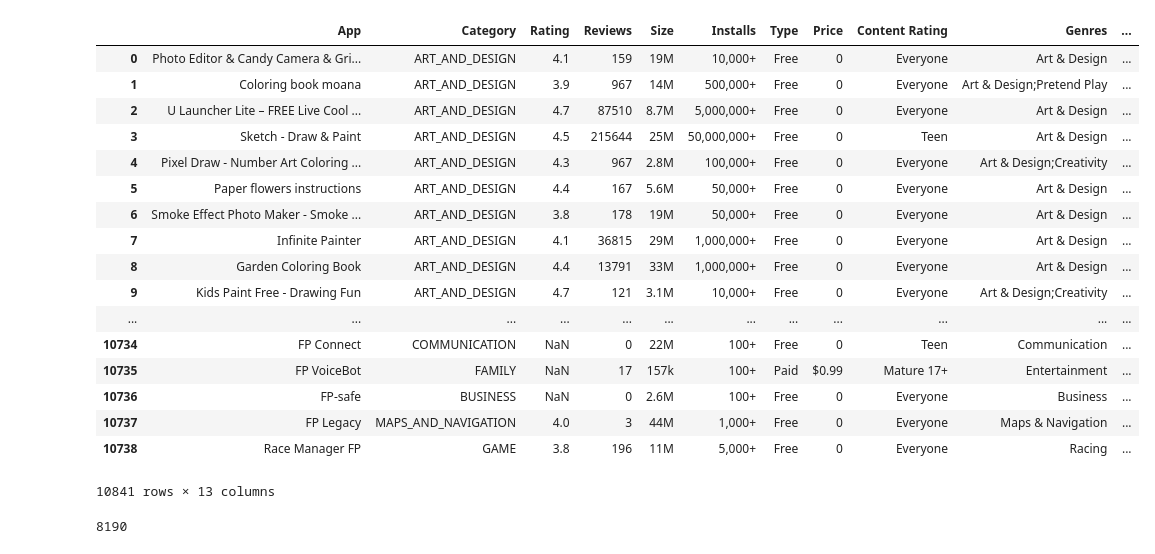
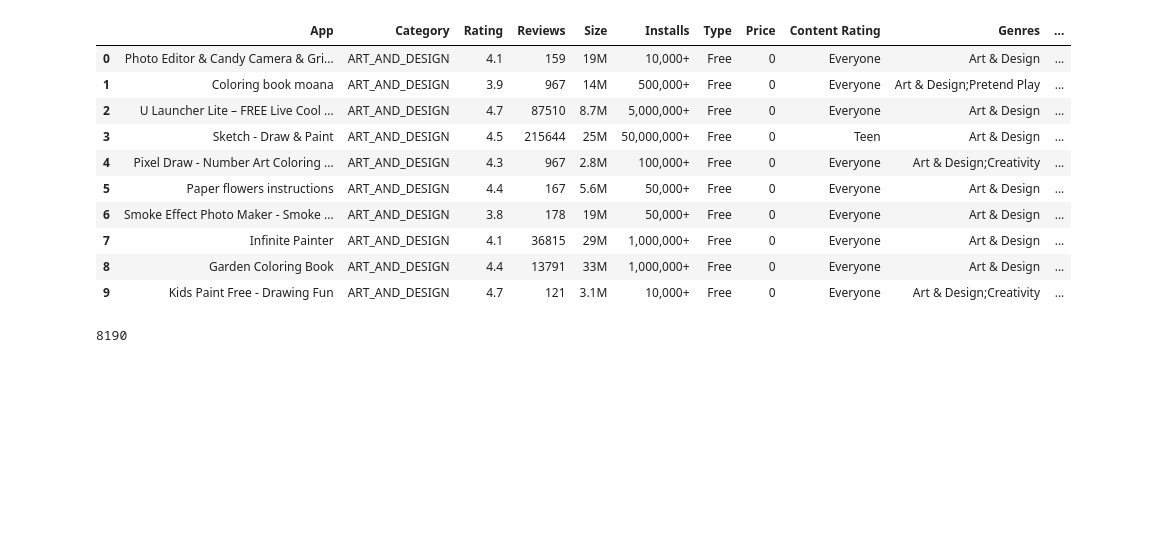
Before and after one commit to danieleciciani96/FCS, a Jupyter notebook: FCS.ipynb, the cells around one changed output. Saved outputs shown, nothing was run; the diff lists cells and outputs as text; code cells hidden in the pictures; blank space fills up the shorter version.

```diff
--- a/FCS.ipynb
+++ b/FCS.ipynb
@@ -4,28 +4,21 @@ import numpy as np
 import re
 # %%
 df_ps = pd.read_csv('./data/googleplaystore.csv')
-pd.set_option('display.max_row', 500)
+pd.set_option('display.max_row', 20)
 
-df_ps
+df_ps.head(10)
 # %% [output]
 |  | App | Category | Rating | Reviews | Size | Installs | Type | Price | Content Rating | Genres | ... |
 | 0 | Photo Editor & Candy Camera & Gri... | ART_AND_DESIGN | 4.1 | 159 | 19M | 10,000+ | Free | 0 | Everyone | Art & Design | ... |
 | 1 | Coloring book moana | ART_AND_DESIGN | 3.9 | 967 | 14M | 500,000+ | Free | 0 | Everyone | Art & Design;Pretend Play | ... |
 | 2 | U Launcher Lite – FREE Live Cool ... | ART_AND_DESIGN | 4.7 | 87510 | 8.7M | 5,000,000+ | Free | 0 | Everyone | Art & Design | ... |
 | 3 | Sketch - Draw & Paint | ART_AND_DESIGN | 4.5 | 215644 | 25M | 50,000,000+ | Free | 0 | Teen | Art & Design | ... |
 | 4 | Pixel Draw - Number Art Coloring ... | ART_AND_DESIGN | 4.3 | 967 | 2.8M | 100,000+ | Free | 0 | Everyone | Art & Design;Creativity | ... |
 | 5 | Paper flowers instructions | ART_AND_DESIGN | 4.4 | 167 | 5.6M | 50,000+ | Free | 0 | Everyone | Art & Design | ... |
 | 6 | Smoke Effect Photo Maker - Smoke ... | ART_AND_DESIGN | 3.8 | 178 | 19M | 50,000+ | Free | 0 | Everyone | Art & Design | ... |
 | 7 | Infinite Painter | ART_AND_DESIGN | 4.1 | 36815 | 29M | 1,000,000+ | Free | 0 | Everyone | Art & Design | ... |
 | 8 | Garden Coloring Book | ART_AND_DESIGN | 4.4 | 13791 | 33M | 1,000,000+ | Free | 0 | Everyone | Art & Design | ... |
 | 9 | Kids Paint Free - Drawing Fun | ART_AND_DESIGN | 4.7 | 121 | 3.1M | 10,000+ | Free | 0 | Everyone | Art & Design;Creativity | ... |
-| ... | ... | ... | ... | ... | ... | ... | ... | ... | ... | ... | ... |
-| 10734 | FP Connect | COMMUNICATION | NaN | 0 | 22M | 100+ | Free | 0 | Teen | Communication | ... |
-| 10735 | FP VoiceBot | FAMILY | NaN | 17 | 157k | 100+ | Paid | $0.99 | Mature 17+ | Entertainment | ... |
-| 10736 | FP-safe | BUSINESS | NaN | 0 | 2.6M | 100+ | Free | 0 | Everyone | Business | ... |
-| 10737 | FP Legacy | MAPS_AND_NAVIGATION | 4.0 | 3 | 44M | 1,000+ | Free | 0 | Everyone | Maps & Navigation | ... |
-| 10738 | Race Manager FP | GAME | 3.8 | 196 | 11M | 5,000+ | Free | 0 | Everyone | Racing | ... |
-10841 rows × 13 columns
 # %%
 #delete NAN
 df_ps = df_ps.dropna()
```
Also changed, not shown: parts of 52 cells of this notebook.
